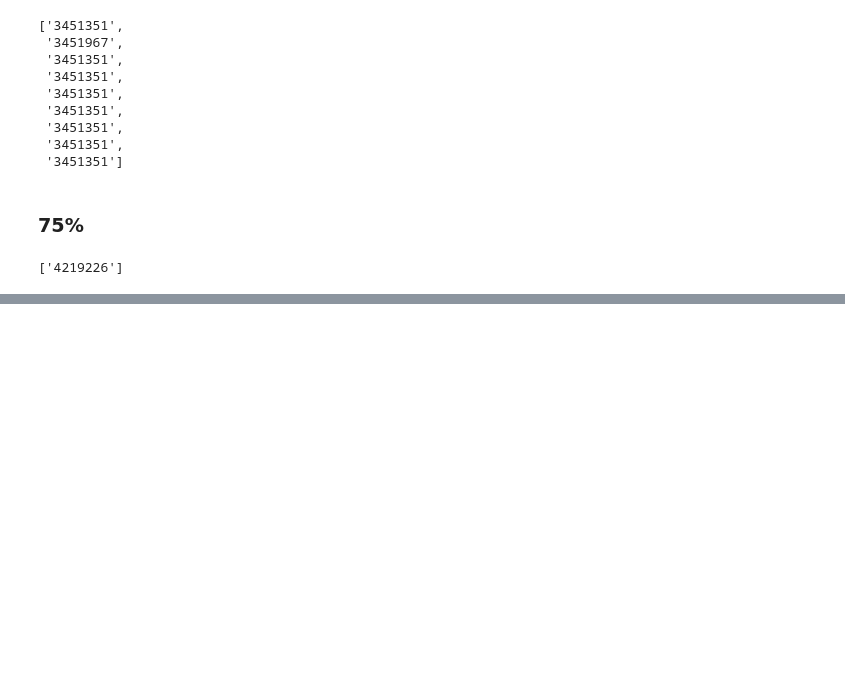
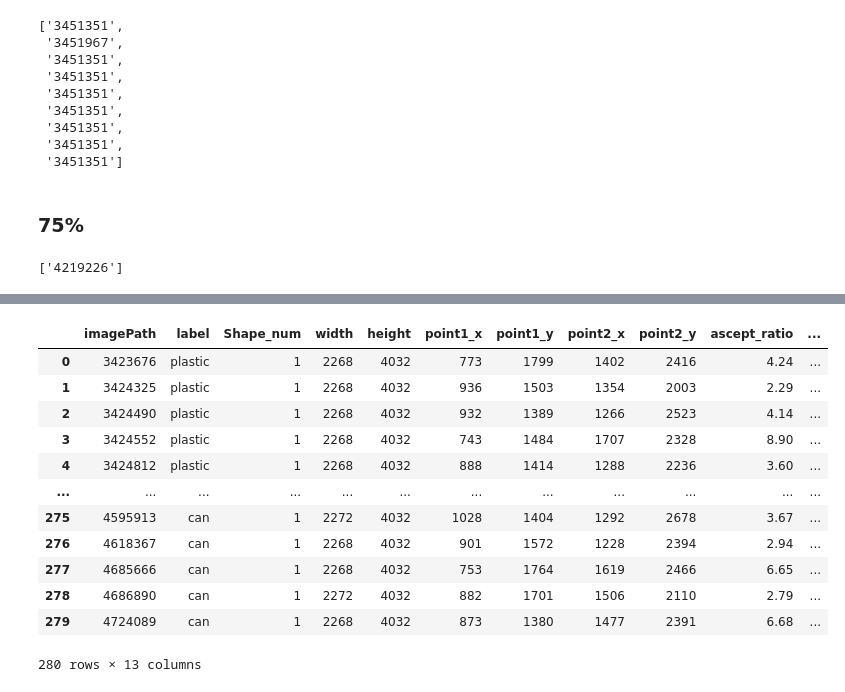
Before and after one commit to rlgus3351/ProjectDataAnalysis, a Jupyter notebook: dataset(bgrMean)/image_85.ipynb, the cells around one changed output, grey strips where cells are left out. Cells and saved outputs as stored; diff of their text form; code cells hidden in the pictures; blank space fills up the shorter version.

```diff
--- a/dataset(bgrMean)/image_85.ipynb
+++ b/dataset(bgrMean)/image_85.ipynb
@@ -190,0 +356,17 @@ data[data['imagePath']=='4219226']
+# %%
+valid = pd.read_csv("./valid.csv", index_col=False)
+valid
+# %% [output]
+|  | imagePath | label | Shape_num | width | height | point1_x | point1_y | point2_x | point2_y | ascept_ratio | ... |
+| 0 | 3423676 | plastic | 1 | 2268 | 4032 | 773 | 1799 | 1402 | 2416 | 4.24 | ... |
+| 1 | 3424325 | plastic | 1 | 2268 | 4032 | 936 | 1503 | 1354 | 2003 | 2.29 | ... |
+| 2 | 3424490 | plastic | 1 | 2268 | 4032 | 932 | 1389 | 1266 | 2523 | 4.14 | ... |
+| 3 | 3424552 | plastic | 1 | 2268 | 4032 | 743 | 1484 | 1707 | 2328 | 8.90 | ... |
+| 4 | 3424812 | plastic | 1 | 2268 | 4032 | 888 | 1414 | 1288 | 2236 | 3.60 | ... |
+| ... | ... | ... | ... | ... | ... | ... | ... | ... | ... | ... | ... |
+| 275 | 4595913 | can | 1 | 2272 | 4032 | 1028 | 1404 | 1292 | 2678 | 3.67 | ... |
+| 276 | 4618367 | can | 1 | 2268 | 4032 | 901 | 1572 | 1228 | 2394 | 2.94 | ... |
+| 277 | 4685666 | can | 1 | 2268 | 4032 | 753 | 1764 | 1619 | 2466 | 6.65 | ... |
+| 278 | 4686890 | can | 1 | 2272 | 4032 | 882 | 1701 | 1506 | 2110 | 2.79 | ... |
+| 279 | 4724089 | can | 1 | 2268 | 4032 | 873 | 1380 | 1477 | 2391 | 6.68 | ... |
+280 rows × 13 columns
```
Also changed, not shown: parts of 14 cells of this notebook, 5 other files.
